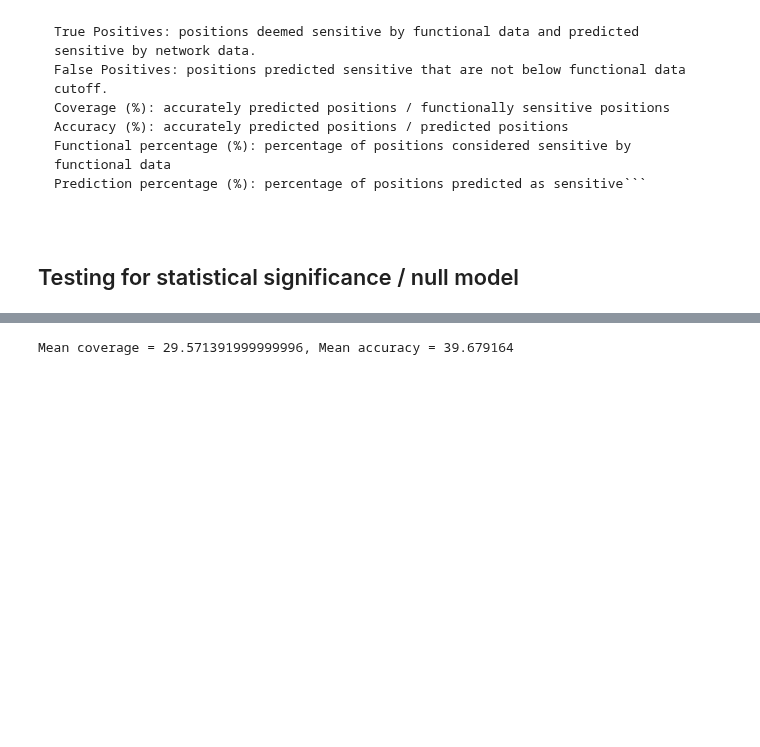
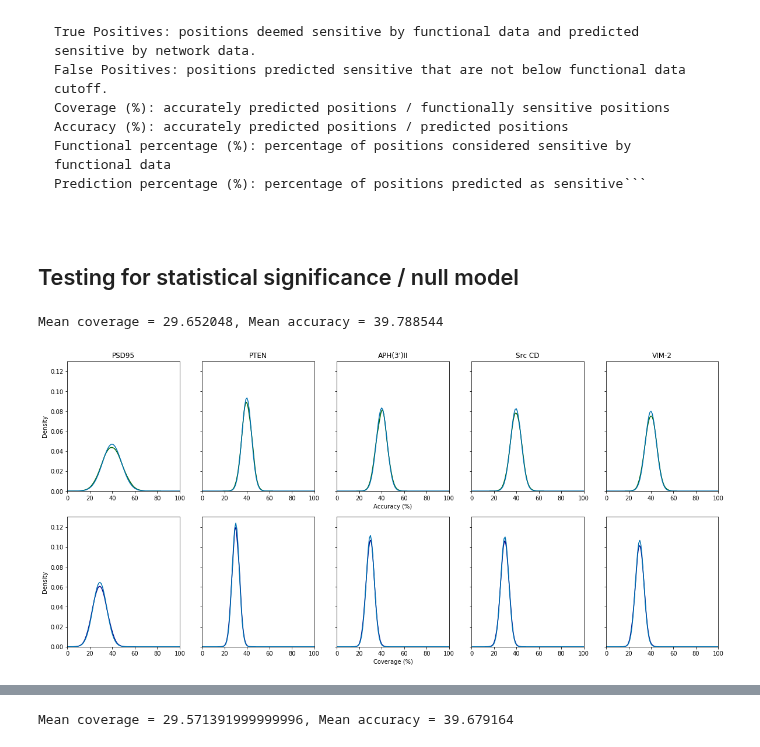
Before and after one commit to CrisSotomayor/perturbation-networks-get-data, a Jupyter notebook: figures.ipynb, the cells around one changed output, grey strips where cells are left out. Saved outputs shown, nothing was run; the diff lists cells and outputs as text; code cells hidden in the pictures; blank space fills up the shorter version.

```diff
--- a/figures.ipynb
+++ b/figures.ipynb
@@ -216,6 +215,7 @@ def TestRandom(functional_percentage, prediction_percentage, runs, kind="hist"):
     '''Test Coverage and Accuracy of random predictions. Kind returns histogram (hist) or kde (kde).'''
     labels1 = ['PSD95', 'PTEN', 'APH(3\')II', 'Src CD', 'VIM-2']
     mean_coverage, mean_accuracy = [], []
+    df = pd.DataFrame(columns=['Mean', 'SD', 'Type', 'Protein'])
 
     fig, axes = plt.subplots(nrows=2, ncols=5, figsize=(20,9), sharey=True)
 
@@ -253,7 +253,29 @@ def TestRandom(functional_percentage, prediction_percentage, runs, kind="hist"):
         mean_coverage.append(np.mean(coverage))
         mean_accuracy.append(np.mean(accuracy))
 
+        ## normal?
+        mu_c = np.mean(coverage)
+        sigma_c = np.std(coverage)
+        x = np.linspace(0, 100, 101)
+        axes[1,i].plot(x, sp.stats.norm.pdf(x, mu_c, sigma_c))
+
+        mu_a = np.mean(accuracy)
+        sigma_a = np.std(accuracy)
+        x = np.linspace(0, 100, 101)
+        axes[0,i].set_xlim(0,100)
+        axes[0,i].plot(x, sp.stats.norm.pdf(x, mu_a, sigma_a))
+
+        ## Save mean and std
+        df.loc[len(df)] = [mu_c, sigma_c, 'Coverage', protein]
+        df.loc[len(df)] = [mu_a, sigma_a, 'Accuracy', protein]
+
         axes[0,i].set_title(protein_names[i])
 
     print(f'Mean coverage = {np.mean(mean_coverage)}, Mean accuracy = {np.mean(mean_accuracy)}')
-    return fig
+    return fig, df
+# %%
+test, data = TestRandom(0.4, 0.3, 10000, kind='kde')
+#test.savefig(os.path.join(figures_path, 'kde5000r04f03p'), bbox_inches='tight')
+# %% [output]
+Mean coverage = 29.652048, Mean accuracy = 39.788544
+[figure, added]
```
Also changed, not shown: parts of 5 cells of this notebook, 2 other files.
